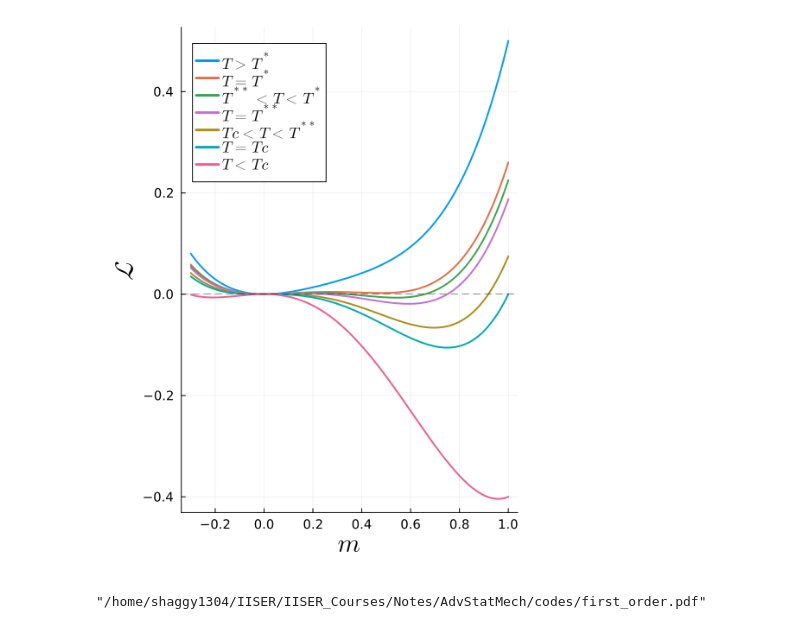
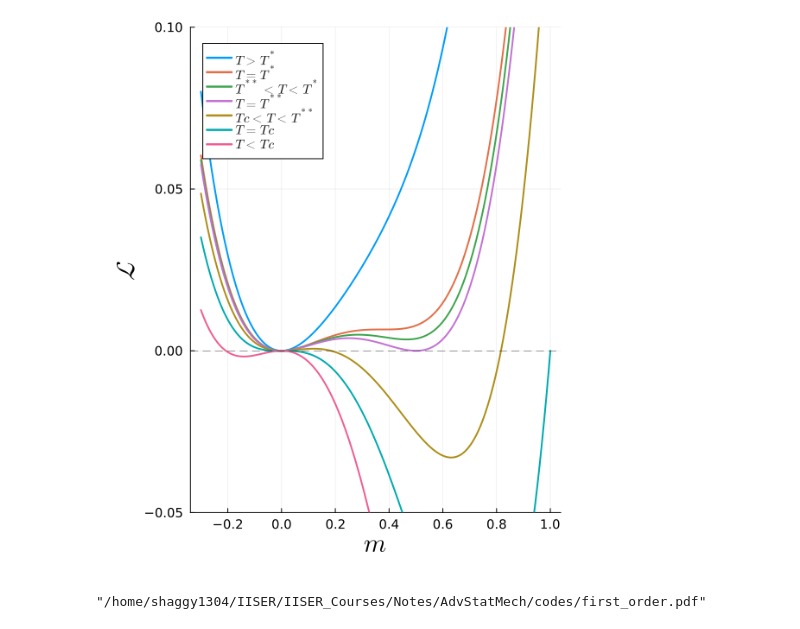
Before and after one commit to LoneWolf1304/Notes, a Jupyter notebook: AdvStatMech/codes/lec11.ipynb, the cells around one changed output. Drawn from its saved outputs; the diff is of its cells as text; code cells hidden in the pictures.

```diff
--- a/AdvStatMech/codes/lec11.ipynb
+++ b/AdvStatMech/codes/lec11.ipynb
@@ -3,31 +3,32 @@ using Plots, LaTeXStrings
 # %%
 using Plots
 
 L(m,p,T) = @. (p[1]/2)*(T-1)*m^2 - (p[2]/3)*m^3 + (p[3]/4)*m^4
 
 m = LinRange(-0.3,1,1000)
 p = [1,3,4]
 
-Tvals = [2.0, 1.52, 1.45, 1.375, 1.15, 1.0, 0.2]
+Tvals = [2.0,1.5625, 1.53,1.5, 1.3,1.0,0.5]
 Tstr = ["T>T^*", "T=T^{*}", "T^{**} < T < T^{*}", "T=T^{**} ",
-        "Tc <T < T^{**}", "T=Tc", "T < Tc"]
+         "Tc <T < T^{**}", "T=Tc", "T < Tc"]
 
 # Tvals = [2.0, 1.5]
 # Tstr = ["2.0 > T*","T* = 1.5625"]
 
 
 plot()
 for (i,T) in enumerate(Tvals)
     plot!(m, L(m,p,T) .- L(0,p,T),
           label=L"%$(Tstr[i])", lw=2)
 end
-
+#
 xlabel!(L"m")
 ylabel!(L"\mathcal{L}")
-plot!(size=(500,650), legendfontsize=12, guidefontsize=20,tickfontsize=10)
+ylims!(-0.05,0.1)
+plot!(size=(550,650), legendfontsize=10, guidefontsize=20,tickfontsize=10, legend=:topleft, legendcolumn=1)
 hline!([0], c="black", ls=:dash, lw=0.4, label="", left_margin=5Plots.mm)
 # %% [output]
-[figure, old version]
+[figure, new version]
 # %%
 savefig("first_order.pdf")
 # %% [output]
```
Also changed, not shown: 3 other files.
